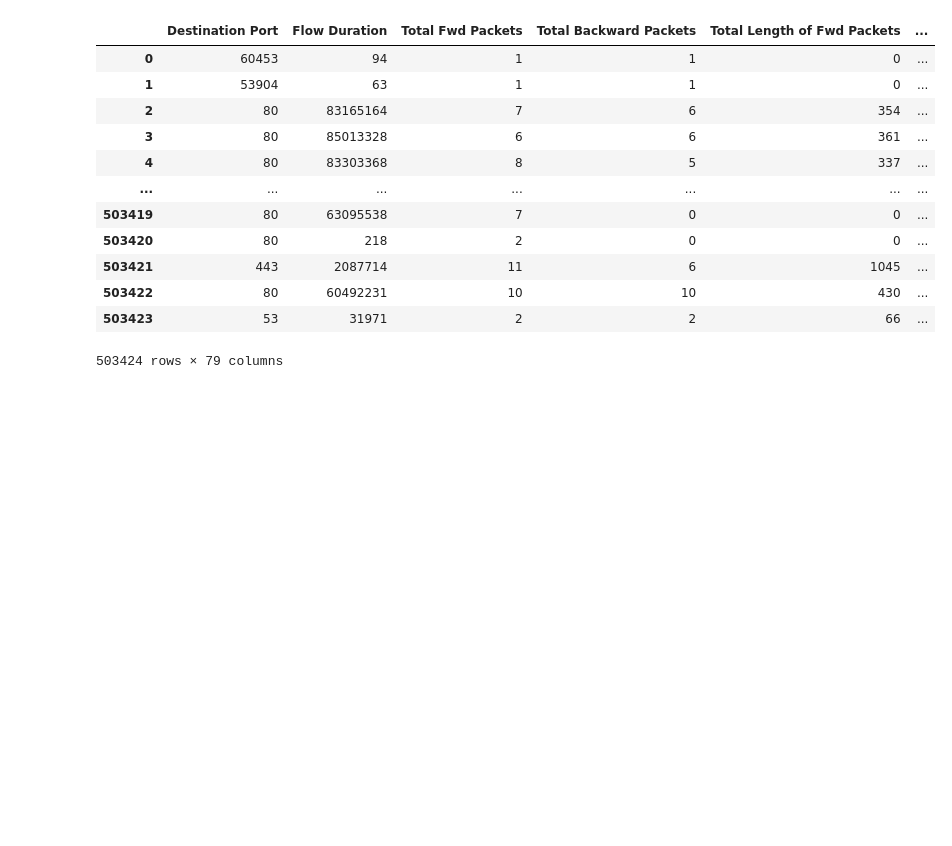
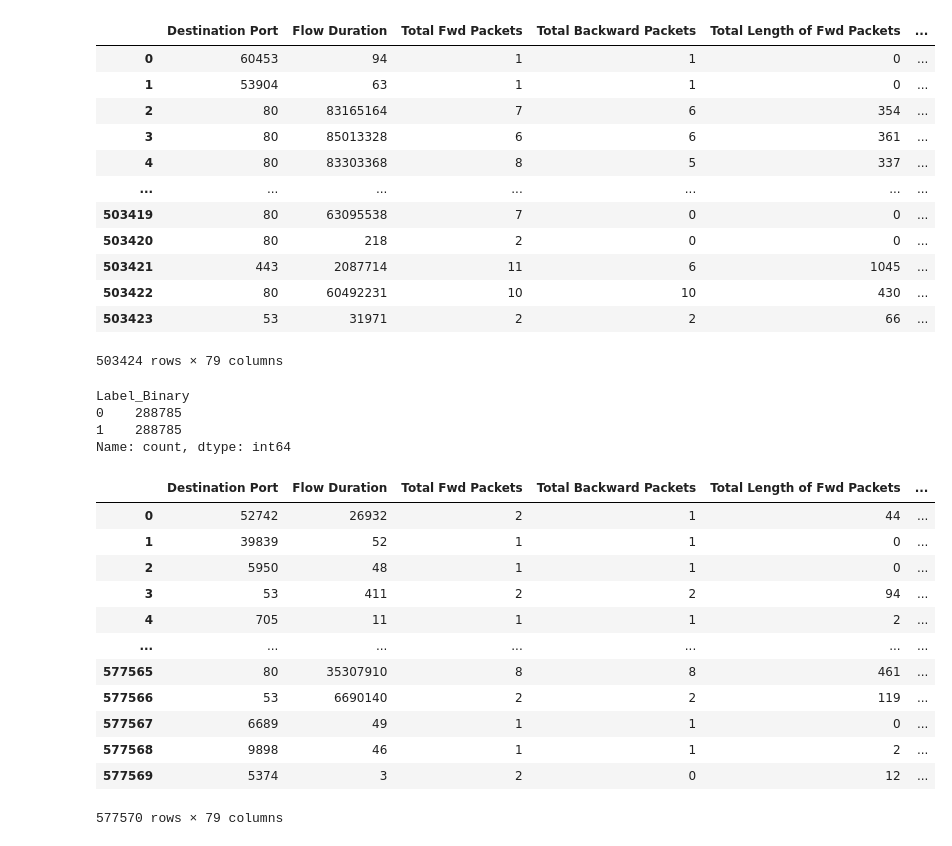
Before and after one commit to suzaladhikari/federated_learningIDS, a Jupyter notebook: silos_created/binarysilos.ipynb, the cells around one changed output. Saved outputs shown, nothing was run; the diff lists cells and outputs as text; code cells hidden in the pictures; blank space fills up the shorter version.

```diff
--- a/silos_created/binarysilos.ipynb
+++ b/silos_created/binarysilos.ipynb
@@ -168,3 +168,26 @@ Name: count, dtype: int64
 | 503422 | 80 | 60492231 | 10 | 10 | 430 | ... |
 | 503423 | 53 | 31971 | 2 | 2 | 66 | ... |
 503424 rows × 79 columns
+# %%
+### Creating the pd2_binary
+pd2_binary = binary_silos_converter(pd2)
+print(pd2_binary['Label_Binary'].value_counts())
+pd2_binary
+# %% [output]
+Label_Binary
+0    288785
+1    288785
+Name: count, dtype: int64
+|  | Destination Port | Flow Duration | Total Fwd Packets | Total Backward Packets | Total Length of Fwd Packets | ... |
+| 0 | 52742 | 26932 | 2 | 1 | 44 | ... |
+| 1 | 39839 | 52 | 1 | 1 | 0 | ... |
+| 2 | 5950 | 48 | 1 | 1 | 0 | ... |
+| 3 | 53 | 411 | 2 | 2 | 94 | ... |
+| 4 | 705 | 11 | 1 | 1 | 2 | ... |
+| ... | ... | ... | ... | ... | ... | ... |
+| 577565 | 80 | 35307910 | 8 | 8 | 461 | ... |
+| 577566 | 53 | 6690140 | 2 | 2 | 119 | ... |
+| 577567 | 6689 | 49 | 1 | 1 | 0 | ... |
+| 577568 | 9898 | 46 | 1 | 1 | 2 | ... |
+| 577569 | 5374 | 3 | 2 | 0 | 12 | ... |
+577570 rows × 79 columns
```
